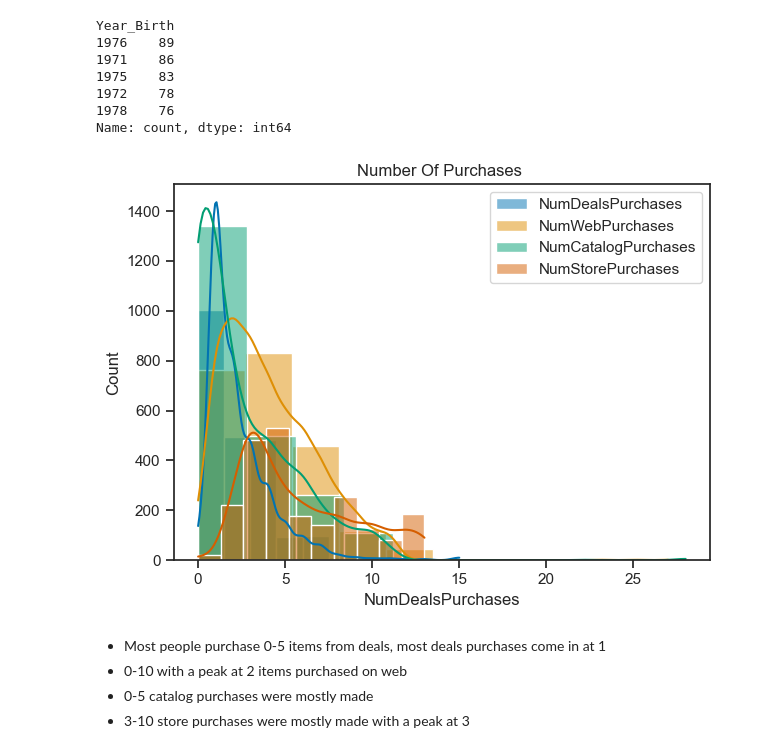
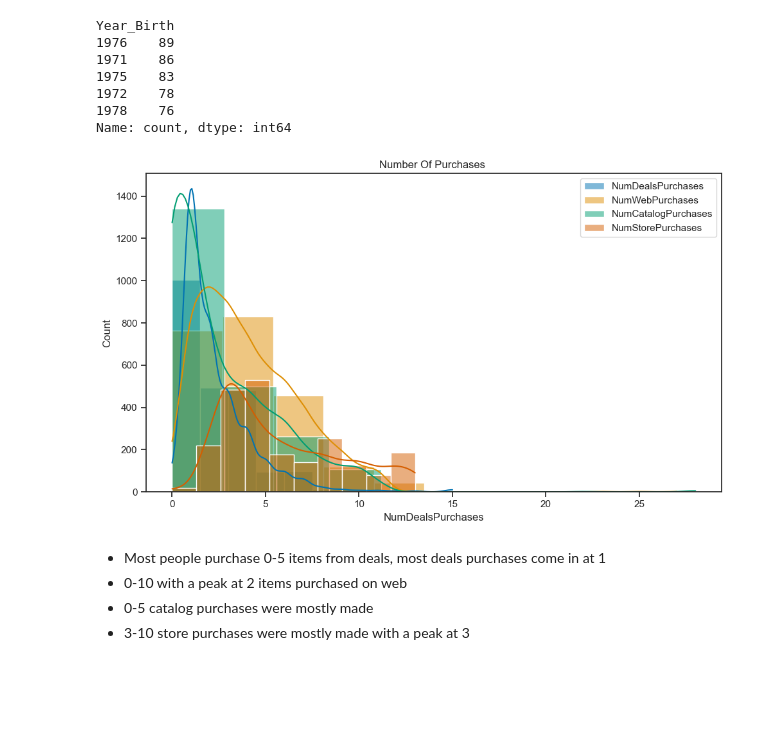
Before and after one commit to bukolastephen/Customer-Segmentation, a Jupyter notebook: main.ipynb, the cells around one changed output. Drawn from its saved outputs; the diff is of its cells as text; code cells hidden in the pictures; blank space fills up the shorter version.

```diff
--- a/main.ipynb
+++ b/main.ipynb
@@ -14,7 +10,7 @@ import joblib
 # %%
 sns.set_theme(style='ticks', palette='colorblind', context='notebook')
 # %%
-df= pd.read_csv(r"data\customer_segmentation.csv")
+df= pd.read_csv(r"C:\Users\MINE\Desktop\Customer Segmentation\data\customer_segmentation.csv")
 # %% [markdown]
 # Data inspection and Cleaning
 # %%
@@ -310,14 +306,15 @@ Year_Birth
 Name: count, dtype: int64
 # %%
 col= ['NumDealsPurchases', 'NumWebPurchases', 'NumCatalogPurchases','NumStorePurchases',]
+plt.figure(figsize=(10,6))
 for i,col in enumerate(col):
   sns.histplot(data=df, x=df[col], bins=10, kde=True, label=col)
   plt.title("Number Of Purchases ")
 plt.legend()
 plt.tight_layout()
 plt.show()
 # %% [output]
-[figure, old version]
+[figure, new version]
 # %% [markdown]
 * Most people purchase 0-5 items from deals, most deals purchases come in at 1
 * 0-10 with a peak at 2 items purchased on web
```
Also changed, not shown: parts of 26 cells of this notebook, 9 other files.
